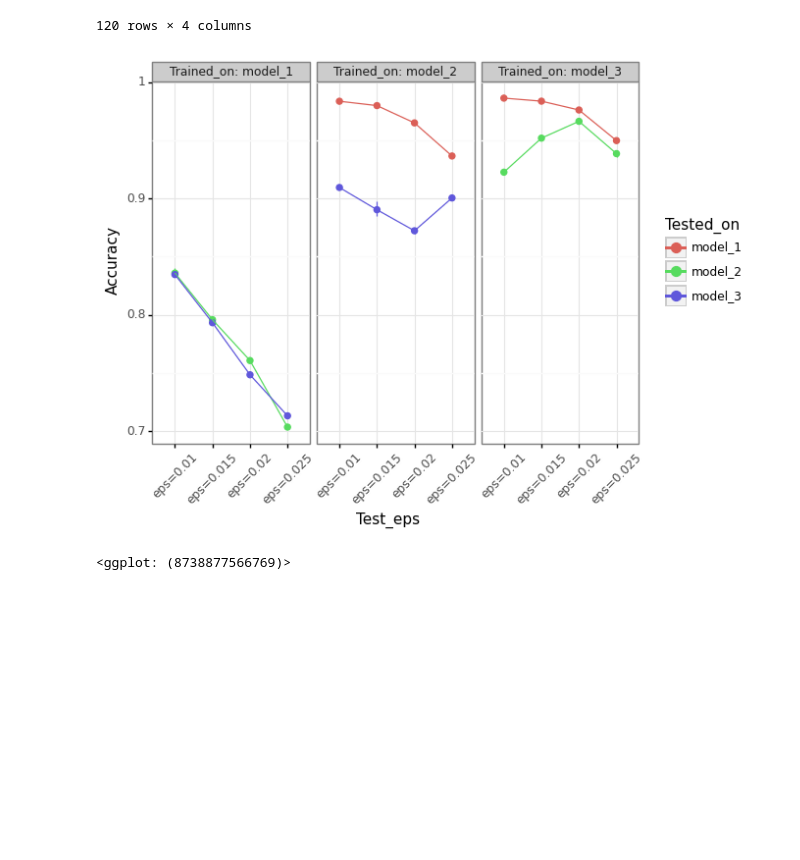
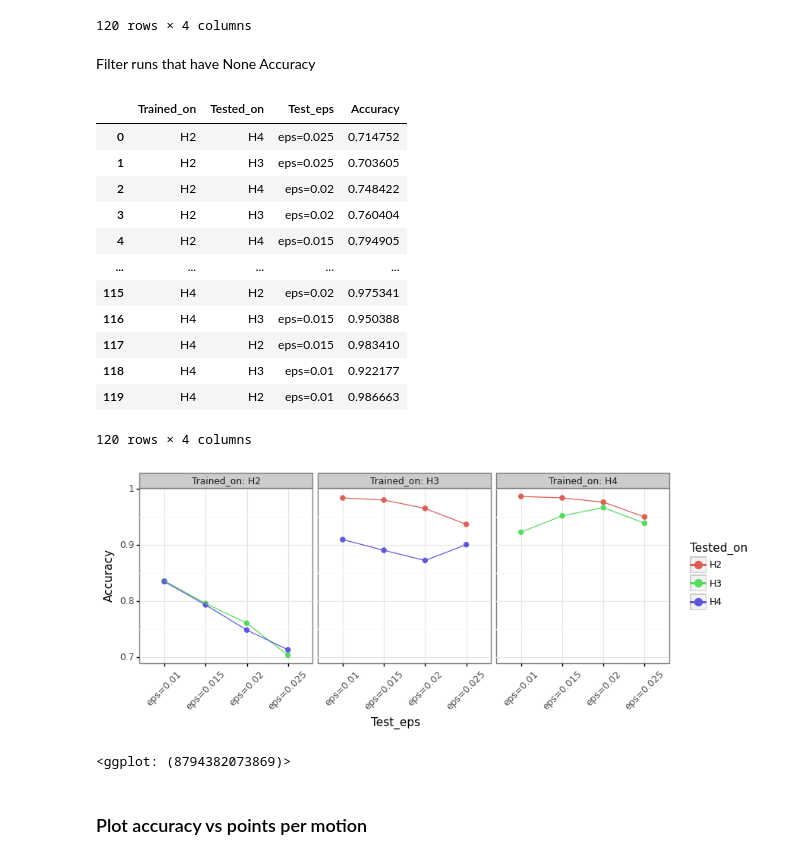
Before and after one commit to vrodriguezf/mlchaos, a Jupyter notebook: nbs/_draftsheet.ipynb, the cells around one changed output. Cells and saved outputs as stored; diff of their text form; code cells hidden in the pictures; blank space fills up the shorter version.

Commit message:
added paper plots in draftsheet notebook

```diff
--- a/nbs/_draftsheet.ipynb
+++ b/nbs/_draftsheet.ipynb
@@ -80,7 +83,7 @@ df = pd.DataFrame({
     'Trained_on': runs.map(lambda o: o.config['train_model']),
     'Tested_on': runs.map(lambda o: o.config['test_model']),
     'Test_eps': runs.map(lambda o: o.config['test_eps']),
-    'Accuracy': runs.map(lambda o: o.summary['test_acc'])
+    'Accuracy': runs.map(lambda o: o.summary.get('test_acc'))
 })
 df
 # %% [output]
@@ -97,15 +100,54 @@ df
 | 118 | model_3 | model_2 | eps=0.01 | 0.922177 |
 | 119 | model_3 | model_1 | eps=0.01 | 0.986663 |
 120 rows × 4 columns
+# %%
+df['Trained_on'] = np.select(
+    [
+        df['Trained_on'] == 'model_1',
+        df['Trained_on'] == 'model_2',
+        df['Trained_on'] == 'model_3'
+    ],
+    ['H2', 'H3', 'H4']
+)
+df['Tested_on'] = np.select(
+    [
+        df['Tested_on'] == 'model_1',
+        df['Tested_on'] == 'model_2',
+        df['Tested_on'] == 'model_3'
+    ],
+    ['H2', 'H3', 'H4']
+)
+# %% [markdown]
+Filter runs that have None Accuracy
+# %%
+df = df.query('Accuracy == Accuracy')
+df
+# %% [output]
+|  | Trained_on | Tested_on | Test_eps | Accuracy |
+| 0 | H2 | H4 | eps=0.025 | 0.714752 |
+| 1 | H2 | H3 | eps=0.025 | 0.703605 |
+| 2 | H2 | H4 | eps=0.02 | 0.748422 |
+| 3 | H2 | H3 | eps=0.02 | 0.760404 |
+| 4 | H2 | H4 | eps=0.015 | 0.794905 |
+| ... | ... | ... | ... | ... |
+| 115 | H4 | H2 | eps=0.02 | 0.975341 |
+| 116 | H4 | H3 | eps=0.015 | 0.950388 |
+| 117 | H4 | H2 | eps=0.015 | 0.983410 |
+| 118 | H4 | H3 | eps=0.01 | 0.922177 |
+| 119 | H4 | H2 | eps=0.01 | 0.986663 |
+120 rows × 4 columns
 # %%
 (
     ggplot(df, aes(x='Test_eps', y='Accuracy', color='Tested_on', group='Tested_on')) +
     facet_wrap('~Trained_on', labeller='label_both') +
     stat_summary(geom='geom_pointrange', shape='o') +
     stat_summary(geom='geom_line') +
     theme_bw() +
-    theme(axis_text_x=element_text(angle=45))
+    theme(axis_text_x=element_text(angle=45)) +
+    theme(figure_size=(9, 3))
 )
 # %% [output]
-[figure, old version]
+[figure, new version]
-<ggplot: (8738877566769)>
+<ggplot: (8794382073869)>
+# %% [markdown]
+### Plot accuracy vs points per motion
```
Also changed, not shown: parts of 6 cells of this notebook, 5 other files.
